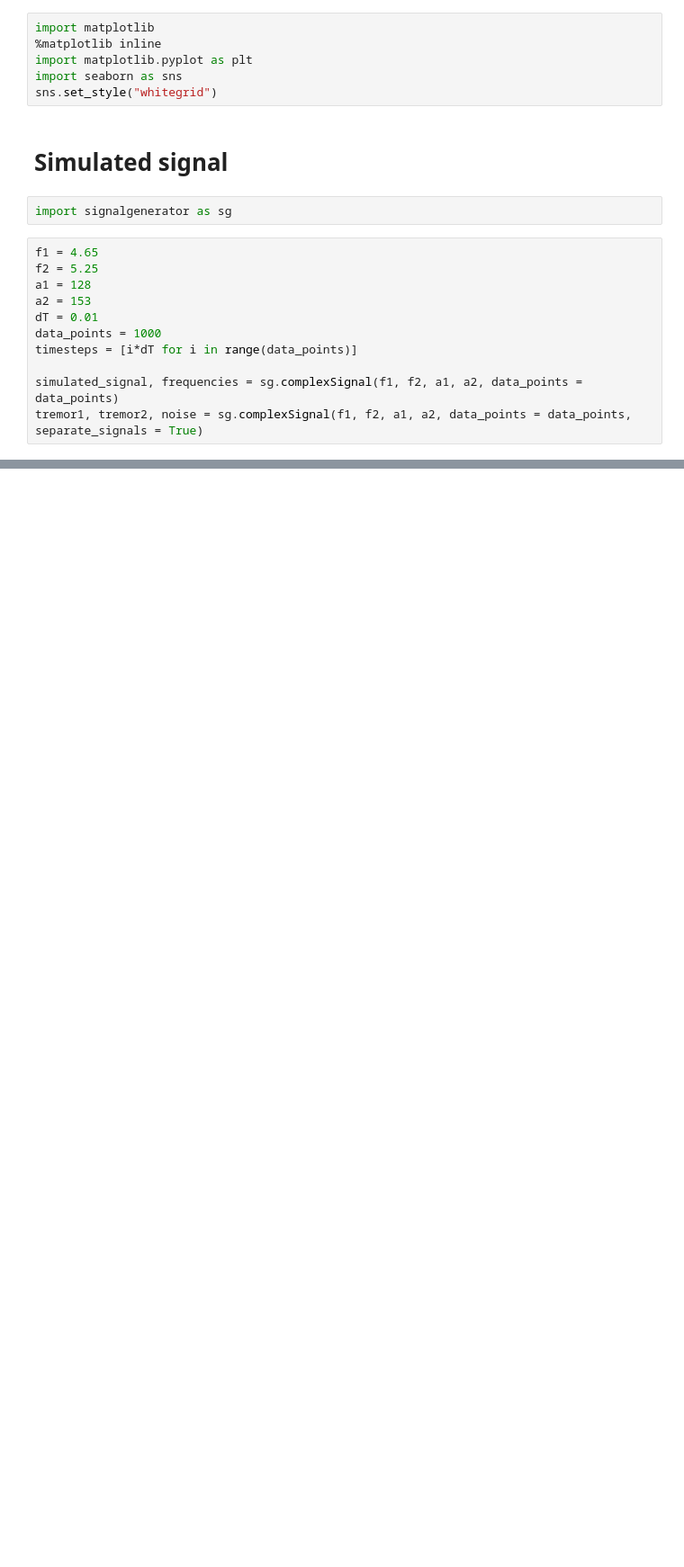
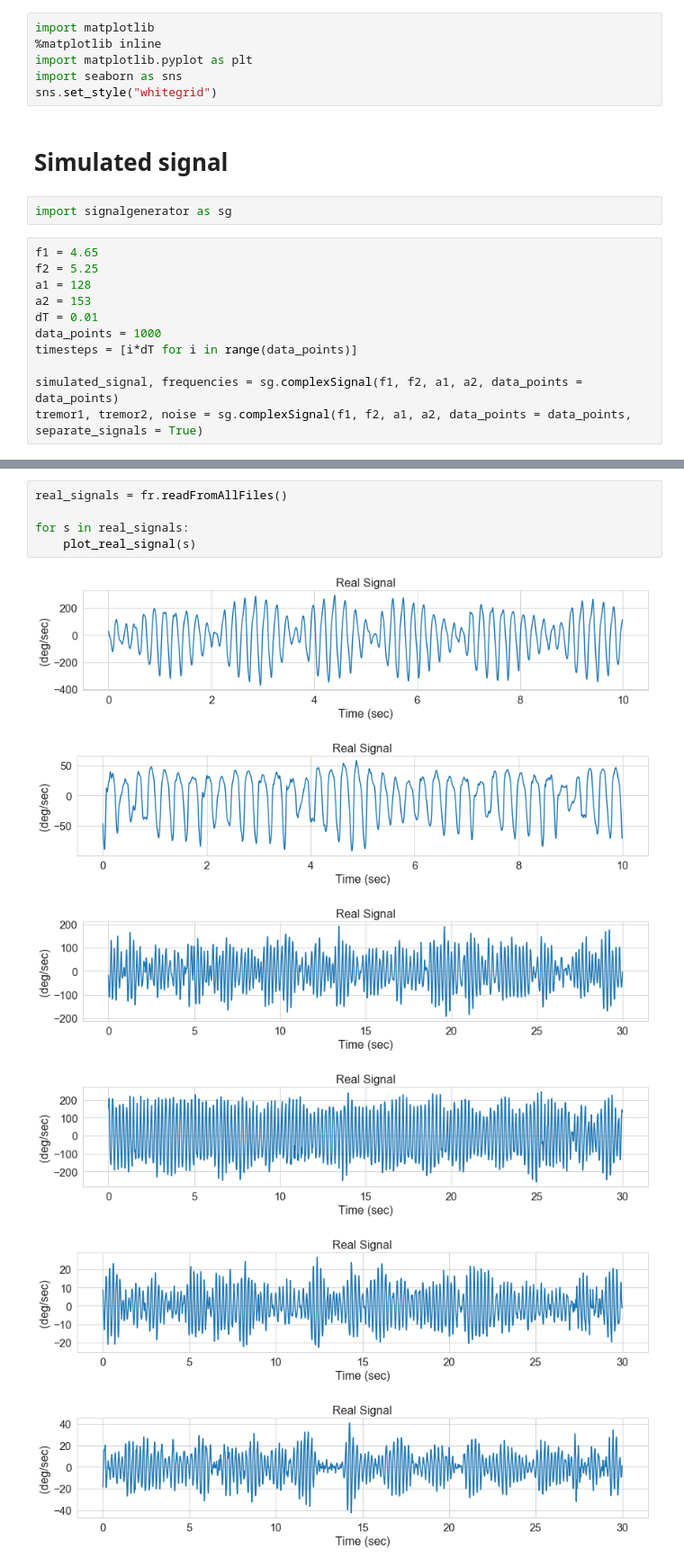
Before and after one commit to Bjarten/flc-based-filters, a Jupyter notebook: Tremor Signals.ipynb, the cells around one changed output, grey strips where cells are left out. Shown at 90% size. Saved outputs shown, nothing was run; the diff lists cells and outputs as text; blank space fills up the shorter version.

```diff
--- a/Tremor Signals.ipynb
+++ b/Tremor Signals.ipynb
@@ -74,0 +103,12 @@ plt.show()
+# %%
+real_signals = fr.readFromAllFiles()
+
+for s in real_signals:
+    plot_real_signal(s)
+# %% [output]
+[figure, added]
+[figure, added]
+[figure, added]
+[figure, added]
+[figure, added]
+[figure, added]
```
Also changed, not shown: parts of 8 cells of this notebook.
